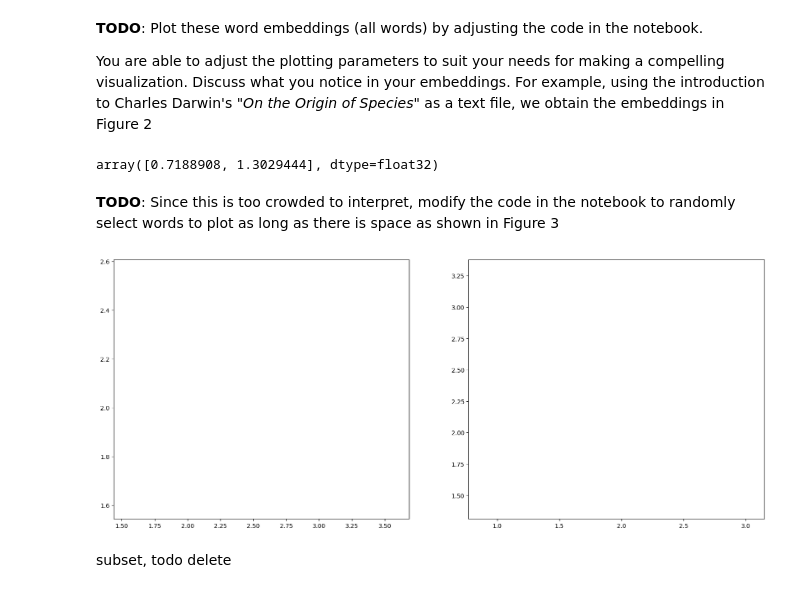
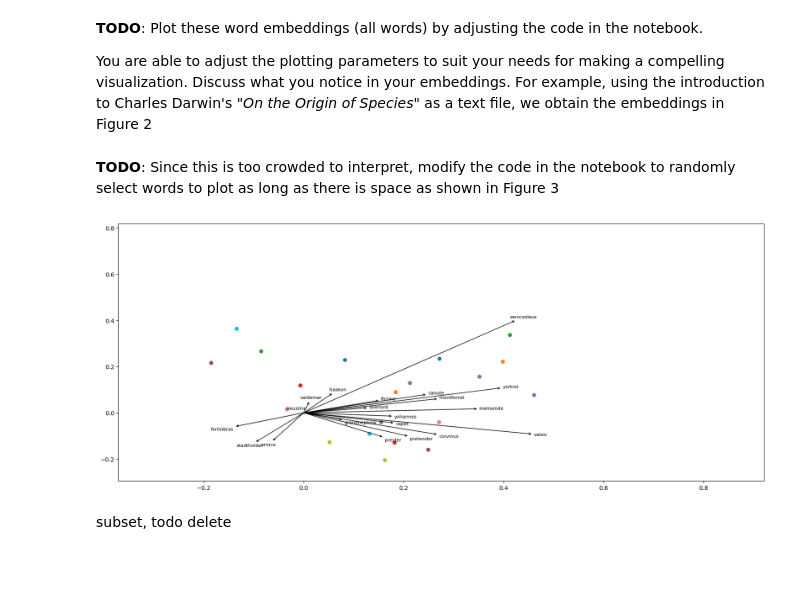
Before and after one commit to FridljDa/deep_learning, a Jupyter notebook: pset/pset3/problem 2/20230410_02_word2vec.ipynb, the cells around one changed output. Cells and saved outputs as stored; diff of their text form; code cells hidden in the pictures; blank space fills up the shorter version.

```diff
--- a/pset/pset3/problem 2/20230410_02_word2vec.ipynb
+++ b/pset/pset3/problem 2/20230410_02_word2vec.ipynb
@@ -42,9 +42,9 @@ TXT_FILE = os.path.join(SAVE_DIR, f'{CORPUS}.pkl')
 
 OVERWRITE = False
 
-VEC_SIZE = 2 #10
+VEC_SIZE = 50 #10
 
-DEVICE = 'cpu'
+DEVICE = 'cuda' #'cpu'
 
 SAVE_DIR
 # %% [output]
@@ -234,8 +210,11 @@ gsm_res
 You are able to adjust the plotting parameters to suit your needs for making a compelling visualization.
 Discuss what you notice in your embeddings. For example, using the introduction to Charles Darwin's "_On the Origin of Species_"
 as a text file, we obtain the embeddings in Figure 2
-# %%
-# TODO: modified code from below here
-w2v.wv['news']
-# %% [output]
-array([0.7188908, 1.3029444], dtype=float32)
+# %%
+#extract words from corpus
+all_words_from_corpus = []
+for word in corpus:
+    all_words_from_corpus.append(word)
+
+#words_from_corpus = np.array(words_from_corpus).flatten()
+all_words_from_corpus = np.concatenate(all_words_from_corpus)
@@ -244,35 +252,31 @@ array([0.7188908, 1.3029444], dtype=float32)
 # %%
 fig = plt.figure(figsize=(20, 8))
 lim_scale = 2
 
-word_groups = [
-    'computer,news,truth,lies,blogging,news + truth - lies'.split(','),
-    'man,king,woman,queen,woman + man - king'.split(','),
-]
+ax = fig.add_subplot(1, 1, 1)
 
-for i, words in enumerate(word_groups):
-    ax = fig.add_subplot(1, 2, i+1)
-    single_words = list(filter(lambda e: e.isalpha(), words))
-    domath_words = list(filter(lambda e: not e.isalpha(), words))
+# Get the 50 most frequent words in the vocabulary
+words = [w for w, _ in w2v.wv.most_similar(positive=['king'], topn=20)]
 
-    vecs = w2v.wv[single_words]
-    for w in domath_words:
-        v = vec_math(w2v, *w.split())
-        vecs = np.vstack((vecs, v))
+vecs = w2v.wv[words]
 
-    min_vals = np.min(vecs, axis=0)
-    max_vals = np.max(vecs, axis=0)
+min_vals = np.min(vecs, axis=0)
+max_vals = np.max(vecs, axis=0)
 
-    ax.set_xlim(min_vals[0] * lim_scale, max_vals[0] * lim_scale)
-    ax.set_ylim(min_vals[1] * lim_scale, max_vals[1] * lim_scale)
+ax.set_xlim(min_vals[0] * lim_scale, max_vals[0] * lim_scale)
+ax.set_ylim(min_vals[1] * lim_scale, max_vals[1] * lim_scale)
 
-    for j, vec in enumerate(vecs):
-        word = words[j]
+for j, vec in enumerate(vecs):
+    word = words[j]
 
-        plt.scatter(vec[0], vec[1])
-        plt.annotate(
-            word, xy=(0, 0),  xytext=(vec[0], vec[1]),
-            arrowprops=dict(arrowstyle="<-")
-        )
+    #print(vec)
+    plt.scatter(vec[0], vec[40])
+    plt.annotate(
+        word, xy=(0, 0),  xytext=(vec[0], vec[1]),
+        arrowprops=dict(arrowstyle="<-"),
+        fontsize=8  # Adjust the font size for readability
+    )
+
+plt.show()
 # %% [output]
-[figure, old version]
+[figure, new version]
```
Also changed, not shown: parts of 13 cells of this notebook.
